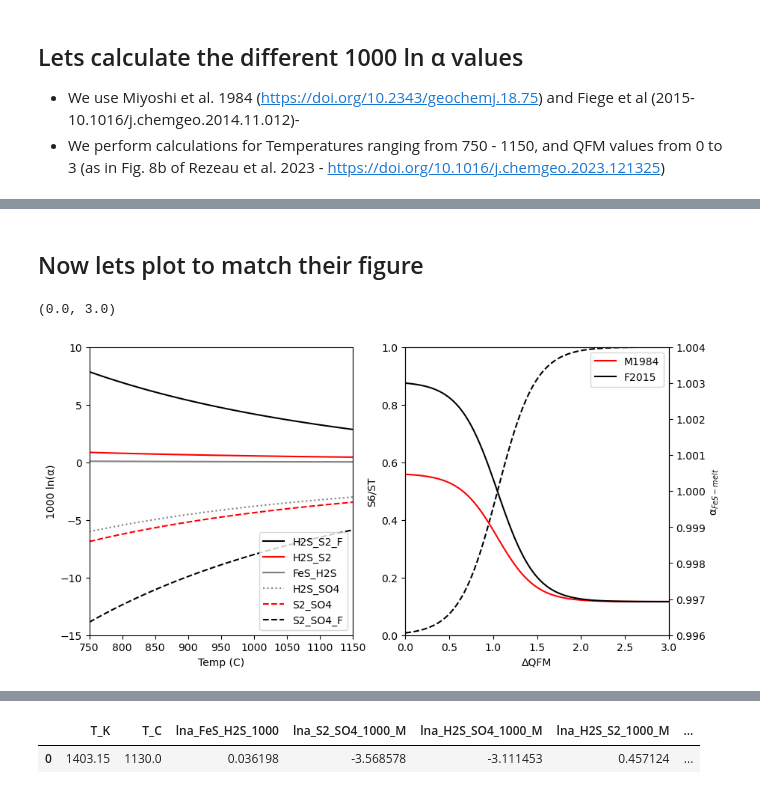
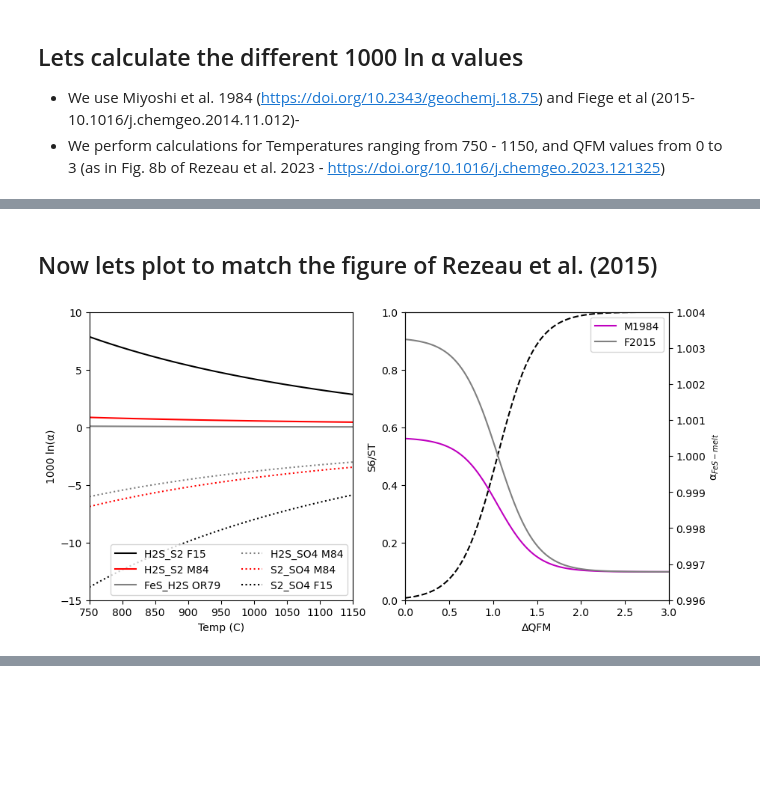
Before and after one commit to PennyWieser/PySulfSat, a Jupyter notebook: docs/Examples/S_isotope_Fractionation_Models/Frac_factors.ipynb, the cells around one changed output, grey strips where cells are left out. Drawn from its saved outputs; the diff is of its cells as text; code cells hidden in the pictures; blank space fills up the shorter version.

Commit message:
S isotope models

```diff
--- a/docs/Examples/S_isotope_Fractionation_Models/Frac_factors.ipynb
+++ b/docs/Examples/S_isotope_Fractionation_Models/Frac_factors.ipynb
@@ -17,7 +17,7 @@ deltaQFM=np.linspace(0, 3, 100)
 T_K=np.linspace(750, 1150)+273.15
 # Calculate S6/St for these deltaQFM values using Jugo
 Sprop=ss.calculate_S6St_Jugo2010_eq10(deltaQFM=deltaQFM)
-# calculate fractionatoin factors for different S prop at 1130 C
-df_1130=ss.calculate_S_isotope_factors(T_K=1130+273.15, S6St_Liq=Sprop)
-df_1130.head()
+# calculate fractionatoin factors for different S prop at 1100 C
+df_1100=ss.calculate_S_isotope_factors(T_K=1100+273.15, S6St_Liq=Sprop)
+df_1100.head()
 # %% [output]
@@ -42,39 +57,36 @@ df_temp.head()
 # %% [markdown]
-## Now lets plot to match their figure
+## Now lets plot to match the figure of Rezeau et al. (2015)
 # %%
 fig, (ax1, ax2) = plt.subplots(1, 2, figsize=(10,5))
-ax1.plot(T_K-273.15, df_temp['lna_H2S_S2_1000_F'], '-', color='black', label='H2S_S2_F')
-ax1.plot(T_K-273.15, df_temp['lna_H2S_S2_1000_M'], '-', color='red', label='H2S_S2')
-ax1.plot(T_K-273.15, df_temp['lna_FeS_H2S_1000'], '-', color='grey', label='FeS_H2S')
-ax1.plot(T_K-273.15, df_temp['lna_H2S_SO4_1000_M'], ':', color='grey', label='H2S_SO4')
-ax1.plot(T_K-273.15, df_temp['lna_S2_SO4_1000_M'], '--', color='red', label='S2_SO4')
-ax1.plot(T_K-273.15, df_temp['lna_S2_SO4_1000_F'], '--', color='black', label='S2_SO4_F')
-ax1.legend()
+ax1.plot(T_K-273.15, df_temp['lna_H2S_S2_1000_F15'], '-', color='black', label='H2S_S2 F15')
+ax1.plot(T_K-273.15, df_temp['lna_H2S_S2_1000_M84'], '-', color='red', label='H2S_S2 M84')
+ax1.plot(T_K-273.15, df_temp['lna_FeS_H2S_1000_OR79'], '-', color='grey', label='FeS_H2S OR79')
+ax1.plot(T_K-273.15, df_temp['lna_H2S_SO4_1000_M84'], ':', color='grey', label='H2S_SO4 M84')
+ax1.plot(T_K-273.15, df_temp['lna_S2_SO4_1000_M84'], ':', color='red', label='S2_SO4 M84')
+ax1.plot(T_K-273.15, df_temp['lna_S2_SO4_1000_F15'], ':', color='black', label='S2_SO4 F15')
+
+ax1.legend(ncol=2)
 ax1.set_xlabel('Temp (C)')
 ax1.set_ylabel('1000 ln(α)')
 ax1.set_xlim([750, 1150])
 ax1.set_ylim([-15, 10])
 
 ax3=ax2.twinx()
 ax2.plot(deltaQFM, Sprop, '--k', label='Sulfur speciation curve')
-ax3.plot(deltaQFM, df_1130['a_FeS_ST_M'], '-r', label='M1984')
-ax3.plot(deltaQFM, df_1130['a_FeS_ST_F'], '-k', label='F2015')
+ax3.plot(deltaQFM, df_1100['a_FeS_ST_M84'], '-m', label='M1984')
+ax3.plot(deltaQFM, df_1100['a_FeS_ST_F15_M84'], '-', color='grey', label='F2015')
+
+# ax3.plot(deltaQFM, df_1100['test_M'], ':r', label='M1984 their method')
+# ax3.plot(deltaQFM, df_1100['test_F'], ':k', label='F2015 their method')
 ax3.legend()
 ax2.set_ylabel('S6/ST')
 ax2.set_xlabel('ΔQFM')
 ax3.set_ylabel('α$_{FeS-melt}$')
 ax2.set_ylim([0, 1])
 ax3.set_ylim([0.996, 1.004])
 ax2.set_xlim([0, 3])
+fig.savefig('S fractionatoin test.png', dpi=200, transparent=True)
 # %% [output]
-(0.0, 3.0)
-[figure, old version]
+[figure, new version]
 # %% [markdown]
 ![image.png](attachment:c776fb02-86e5-4223-84b4-625245dd92b5.png)
-# %%
-## Example calution for Miyoshi -at 1130 C
-df=calculate_S_isotope_factors(T_K=1130+273.15)
-df
-# %% [output]
-|  | T_K | T_C | lna_FeS_H2S_1000 | lna_S2_SO4_1000_M | lna_H2S_SO4_1000_M | lna_H2S_S2_1000_M | ... |
-| 0 | 1403.15 | 1130.0 | 0.036198 | -3.568578 | -3.111453 | 0.457124 | ... |
```
Also changed, not shown: parts of 16 cells of this notebook, 4 other files.
